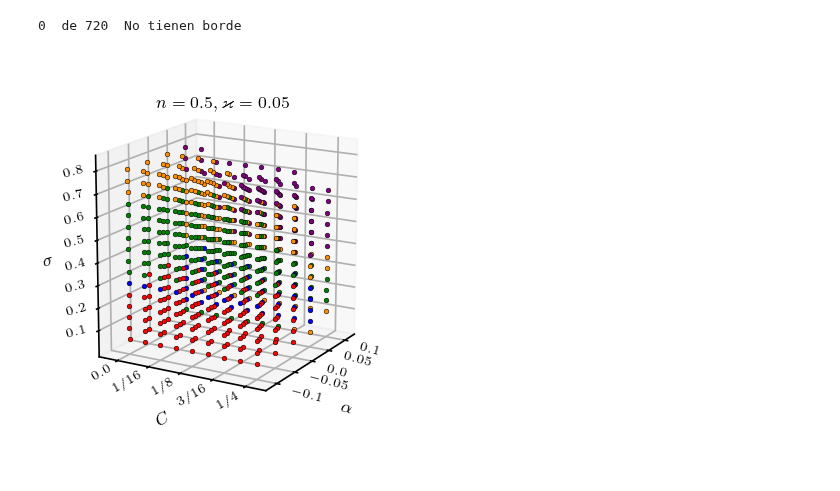
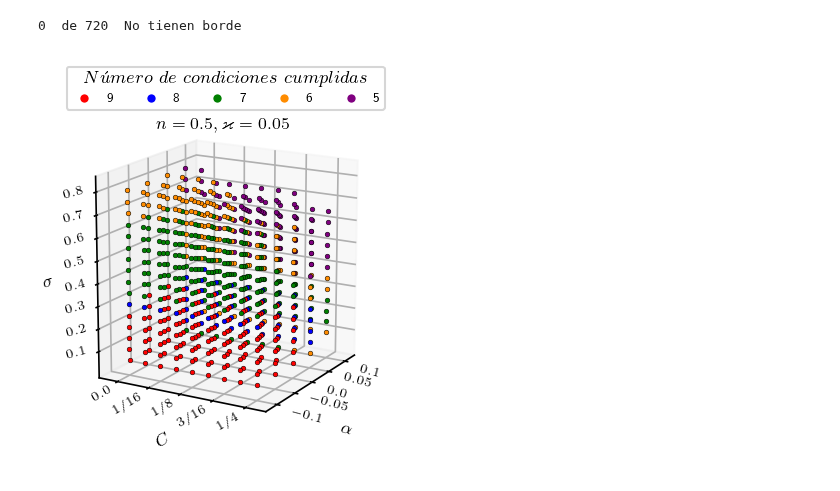
Before and after one commit to danielfsu/TrabajoDeInvestigacion, a Jupyter notebook: Polítropa_Maestra/Polítropa Maestra - Espacio de Parámetros T.I..ipynb, the cells around one changed output. Saved outputs shown, nothing was run; the diff lists cells and outputs as text; code cells hidden in the pictures.

```diff
--- a/Polítropa_Maestra/Polítropa Maestra - Espacio de Parámetros T.I..ipynb
+++ b/Polítropa_Maestra/Polítropa Maestra - Espacio de Parámetros T.I..ipynb
@@ -2402,10 +2403,6 @@ Wall time: 25 s
 print(contador, ' de', Numero_de_modelos, ' No tienen borde')
 # %% [output]
 0  de 720  No tienen borde
-# %%
-# Número de condiciones NO cumplidas para cada modelo
-dic = {0:('red','o',5),1:('blue','o',5),2:('green','o',5),3:('darkorange','o',5),4:('purple','o',5),10:('gray','o',5)}
-ListaModelos = [[[dic.get(val,('white','o',0)) for val in sublist2] for sublist2 in sublist1] for sublist1 in ListaModelos]
 # %%
 legend_elements = [Line2D([0],[0],marker='o',color='w',label='9',markerfacecolor='red',markersize=5),
                    Line2D([0],[0],marker='o',color='w',label='8',markerfacecolor='blue',markersize=5),
@@ -2418,45 +2415,45 @@ fig.suptitle(r'$n = {}, \varkappa = {}$'.format(n,varkappa),x=0.31,y=0.86,fontsi
 
 ax1 = fig.add_subplot(321, projection='3d',zorder=3)
 
-for i in range(len(Lista_C)):
+for i in range(len(Lista_alpha)):
 
-    for j in range(len(Lista_alpha)):
+    for j in range(len(Lista_C)):
 
         for k in range(len(Lista_sigma)):
 
-            ax1.scatter(Lista_alpha[j],Lista_C[i],Lista_sigma[k],c=ListaModelos[j][i][k][0],marker=ListaModelos[j][i][k][1],
-                        s=ListaModelos[j][i][k][2],edgecolors='k',linewidths=0.25)
+            ax1.scatter(Lista_alpha[i],Lista_C[j],Lista_sigma[k],c=ListaModelos[i][j][k][0][0],marker=ListaModelos[i][j][k][0][1],
+                        s=ListaModelos[i][j][k][0][2],edgecolors='k',linewidths=0.25)
 
 ax1.xaxis.set_rotate_label(False)
 ax1.yaxis.set_rotate_label(False)
 ax1.zaxis.set_rotate_label(False)
 ax1.set_xlabel(r'$\alpha$',fontsize=8,labelpad=-3.0,rotation=-15)
 ax1.set_ylabel(r'$C$',fontsize=8,labelpad=-5.5,rotation=30)
 ax1.set_zlabel(r'$\sigma$',fontsize=8,labelpad=-5,rotation=15)
 ax1.set_xticks([-0.1,-0.05,0.0,0.05,0.1])
 ax1.set_yticks([0,1/16,1/8,3/16,1/4])
 ax1.set_zticks([0.1,0.2,0.3,0.4,0.5,0.6,0.7,0.8])
 ax1.grid(b=True,)
 ax1.set_xbound(-0.125,0.125)
 ax1.set_ybound(-1/32,9/32)
 ax1.set_zbound(0.0,0.85)
 ax1.tick_params(axis='x',pad=-1,labelsize=8,labelrotation=-15)
 ax1.tick_params(axis='y',pad=-4,labelsize=8,labelrotation=30)
 ax1.tick_params(axis='z',pad=3,labelsize=8,labelrotation=15)
 ax1.set_xticklabels([r'$-0.1$',r'$-0.05$',r'$0.0$',r'$0.05$',r'$0.1$'],ha='left',va='bottom',fontsize=6)
 ax1.set_yticklabels([r'$0.0$',r'$1/16$',r'$1/8$',r'$3/16$',r'$1/4$'],ha='right',va='baseline',fontsize=6)
 ax1.set_zticklabels([r'$0.1$',r'$0.2$',r'$0.3$',r'$0.4$',r'$0.5$',r'$0.6$',r'$0.7$',r'$0.8$'],ha='left',va='baseline',fontsize=6)
 ax1.view_init(elev=-165, azim=150)
 ax1.invert_xaxis()
 ax1.invert_yaxis()
 ax1.invert_zaxis()
 ax1.set_zbound(0.0,0.85)
 
-# Legend = ax1.legend(handles=legend_elements,title=r'$N\acute{u}mero\ de\ condiciones\ cumplidas$',
-#                      ncol=5,loc=(0.03,0.95),fontsize=6)
-# plt.setp(Legend.get_title(),fontsize='small')
+Legend = ax1.legend(handles=legend_elements,title=r'$N\acute{u}mero\ de\ condiciones\ cumplidas$',
+                     ncol=5,loc=(0.03,0.95),fontsize=6)
+plt.setp(Legend.get_title(),fontsize='small')
 
 fig.subplots_adjust(wspace=0.075,hspace=-0.1)
 plt.show()
 # %% [output]
-[figure, old version]
+[figure, new version]
```
Also changed, not shown: parts of 2 cells of this notebook.
